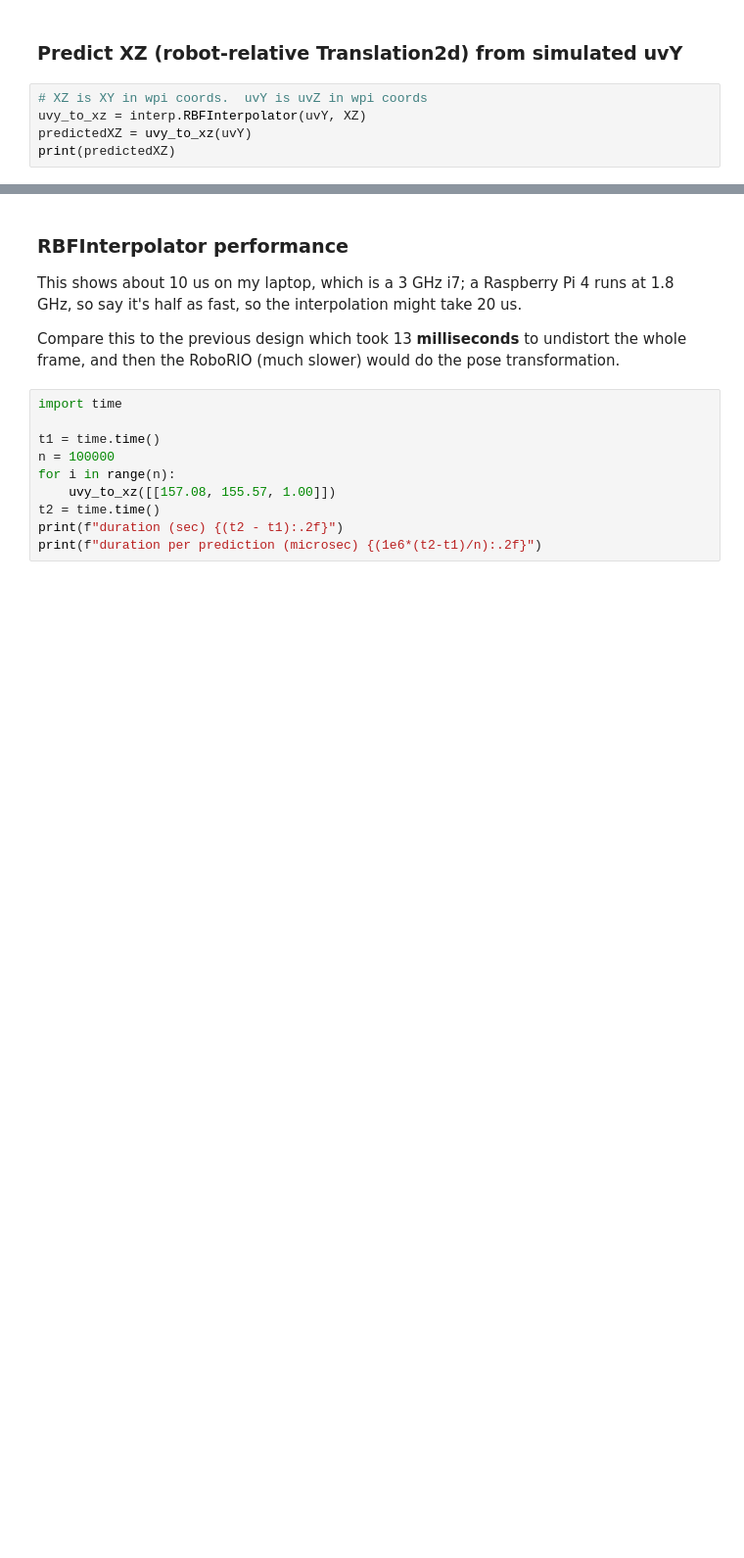
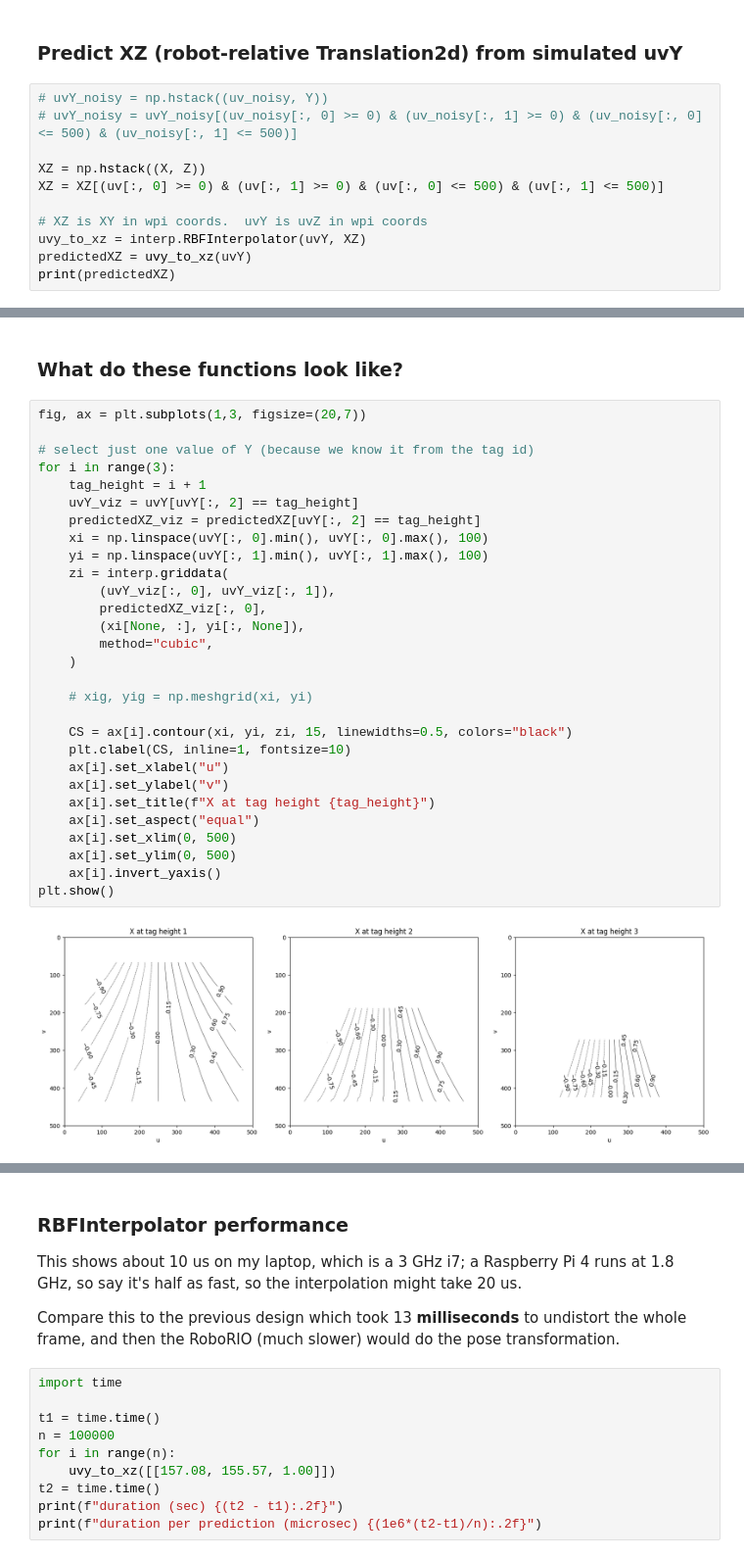
Before and after one commit to Team100/all24, a Jupyter notebook: studies/end_to_end_calibration/validation.ipynb, the cells around one changed output, grey strips where cells are left out. Shown: that part at 98% size. Saved outputs shown, nothing was run; the diff lists cells and outputs as text; blank space fills up the shorter version.

```diff
--- a/studies/end_to_end_calibration/validation.ipynb
+++ b/studies/end_to_end_calibration/validation.ipynb
@@ -99,6 +76,12 @@ print(uvY)
 # %% [markdown]
 ### Predict XZ (robot-relative Translation2d)  from simulated uvY
 # %%
+# uvY_noisy = np.hstack((uv_noisy, Y))
+# uvY_noisy = uvY_noisy[(uv_noisy[:, 0] >= 0) & (uv_noisy[:, 1] >= 0) & (uv_noisy[:, 0] <= 500) & (uv_noisy[:, 1] <= 500)]
+
+XZ = np.hstack((X, Z))
+XZ = XZ[(uv[:, 0] >= 0) & (uv[:, 1] >= 0) & (uv[:, 0] <= 500) & (uv[:, 1] <= 500)]
+
 # XZ is XY in wpi coords.  uvY is uvZ in wpi coords
 uvy_to_xz = interp.RBFInterpolator(uvY, XZ)
 predictedXZ = uvy_to_xz(uvY)
@@ -113,0 +104,33 @@ print(predictedXZ)
+# %% [markdown]
+### What do these functions look like?
+# %%
+fig, ax = plt.subplots(1,3, figsize=(20,7))
+
+# select just one value of Y (because we know it from the tag id)
+for i in range(3):
+    tag_height = i + 1
+    uvY_viz = uvY[uvY[:, 2] == tag_height]
+    predictedXZ_viz = predictedXZ[uvY[:, 2] == tag_height]
+    xi = np.linspace(uvY[:, 0].min(), uvY[:, 0].max(), 100)
+    yi = np.linspace(uvY[:, 1].min(), uvY[:, 1].max(), 100)
+    zi = interp.griddata(
+        (uvY_viz[:, 0], uvY_viz[:, 1]),
+        predictedXZ_viz[:, 0],
+        (xi[None, :], yi[:, None]),
+        method="cubic",
+    )
+
+    # xig, yig = np.meshgrid(xi, yi)
+
+    CS = ax[i].contour(xi, yi, zi, 15, linewidths=0.5, colors="black")
+    plt.clabel(CS, inline=1, fontsize=10)
+    ax[i].set_xlabel("u")
+    ax[i].set_ylabel("v")
+    ax[i].set_title(f"X at tag height {tag_height}")
+    ax[i].set_aspect("equal")
+    ax[i].set_xlim(0, 500)
+    ax[i].set_ylim(0, 500)
+    ax[i].invert_yaxis()
+plt.show()
+# %% [output]
+[figure, added]
```
Also changed, not shown: parts of 10 cells of this notebook.
